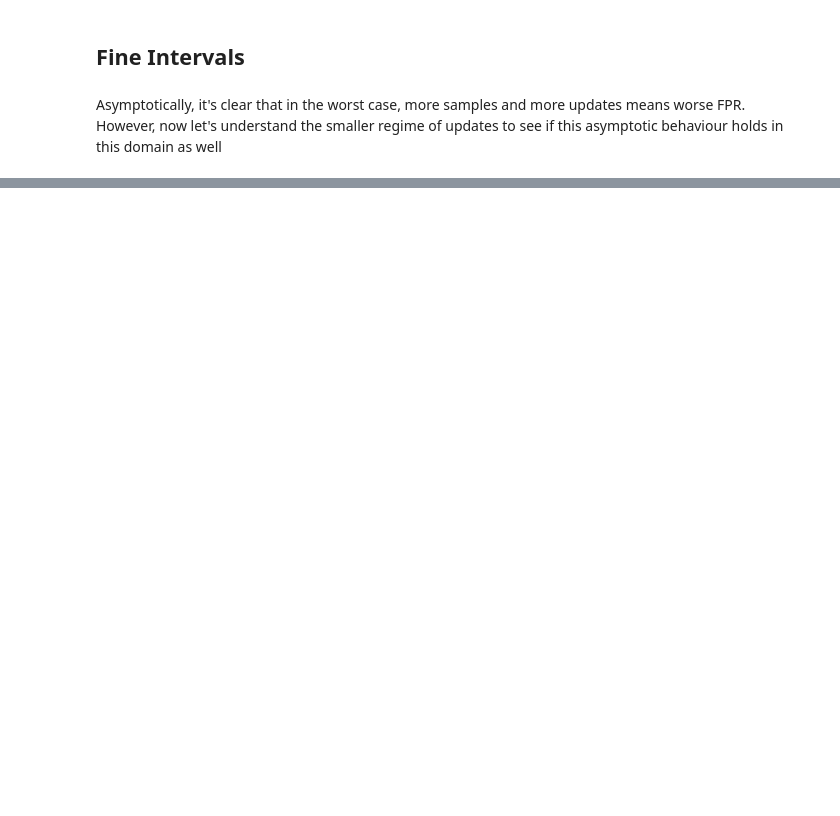
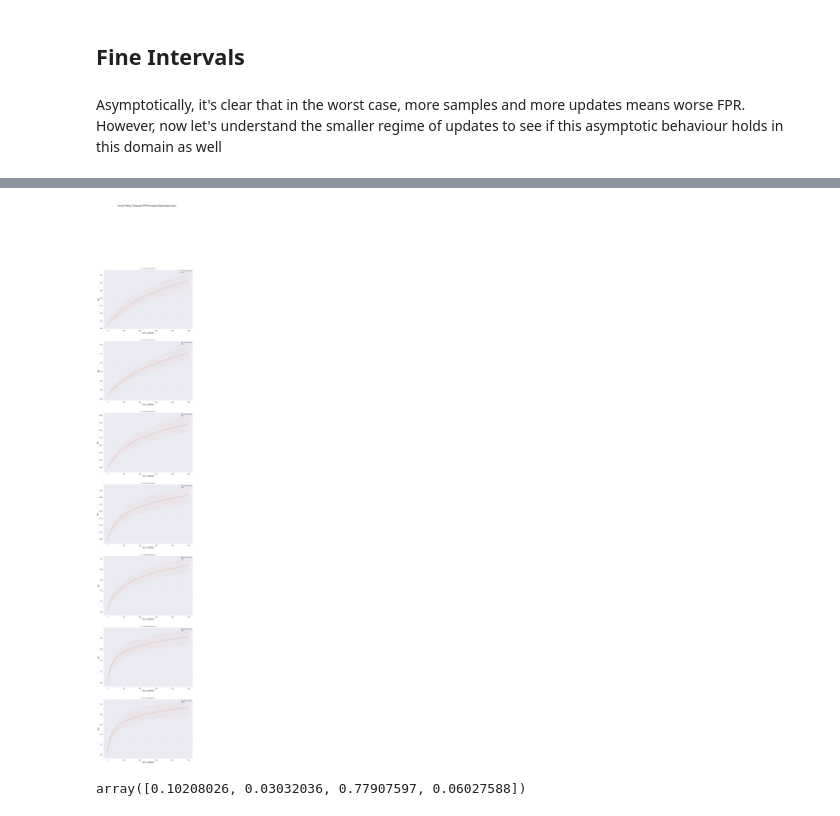
Before and after one commit to georgeadam/feedback_loops, a Jupyter notebook: size_and_frequency.ipynb, the cells around one changed output, grey strips where cells are left out. Cells and saved outputs as stored; diff of their text form; code cells hidden in the pictures; blank space fills up the shorter version.

```diff
--- a/size_and_frequency.ipynb
+++ b/size_and_frequency.ipynb
@@ -212,0 +219,6 @@ fig.show()
+# %%
+def f3(x, a, b, c, d):
+    return a * np.log(b * x + c) + d
+# %%
+def f3_inv(y, a, b, c, d):
+    return (np.exp((y - d) / a) - c) / b
@@ -212,0 +228,33 @@ fig.show()
+# %%
+fig = plt.figure(figsize=(16,90))
+fig.suptitle("Curve Fitting Temporal FPR Increase (fixed batch size)", fontsize=24)
+
+for i, size in enumerate(sizes):
+    ydata = np.mean(np.array(results_temporal[size]), 0)
+    xdata = np.arange(updates) + 1
+
+    popt, pcov = curve_fit(f3, xdata, ydata, maxfev=100000)
+    fitted_y = f3(xdata, popt[0], popt[1], popt[2], popt[3])
+
+    yinv = f3_inv(ydata, popt[0], popt[1], popt[2], popt[3])
+    slope, intercept, r_value, p_value, std_err = linregress(xdata, yinv)
+
+
+    ax = fig.add_subplot(len(sizes), 1, i + 1)
+    ax.set_ylabel("Max FPR", fontsize=20)
+    ax.set_xlabel("Num Updates", fontsize=20)
+    ax.set_title("R^2: {}".format(r_value ** 2))
+
+    g = sns.lineplot(x="num_updates", y="fpr", hue="total_update_samples", legend="full", data=data_temporal.loc[data_temporal["total_update_samples"] == size], ax=ax)
+    sns.lineplot(x=xdata, y=fitted_y, ax=ax)
+
+    ax.tick_params(axis='both', which='major', labelsize=14)
+    ax.tick_params(axis='both', which='minor', labelsize=14)
+
+fig.show()
+# %% [output]
+[figure, added]
+# %%
+popt
+# %% [output]
+array([0.10208026, 0.03032036, 0.77907597, 0.06027588])
```
Also changed, not shown: parts of 33 cells of this notebook.
